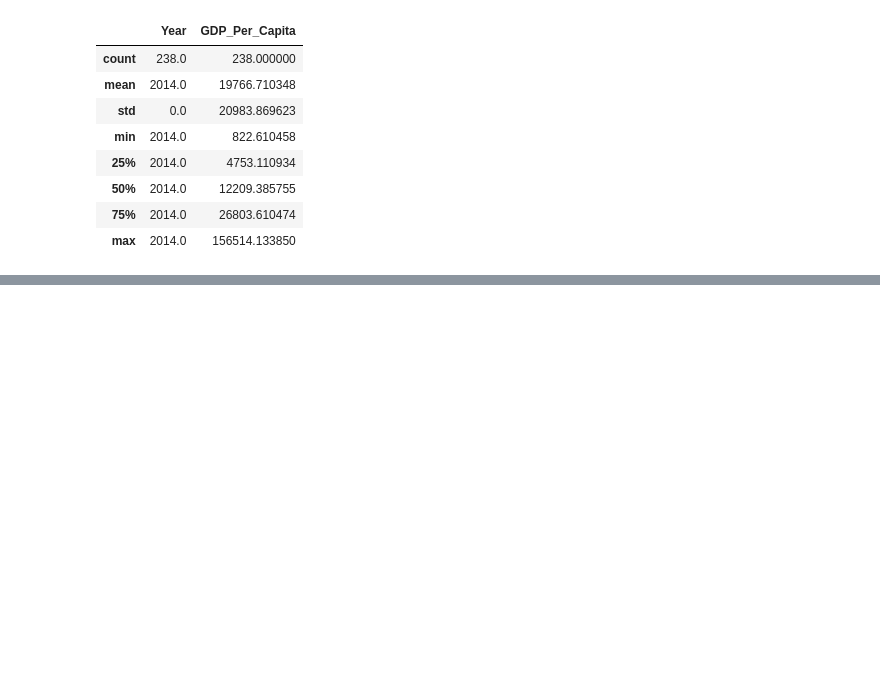
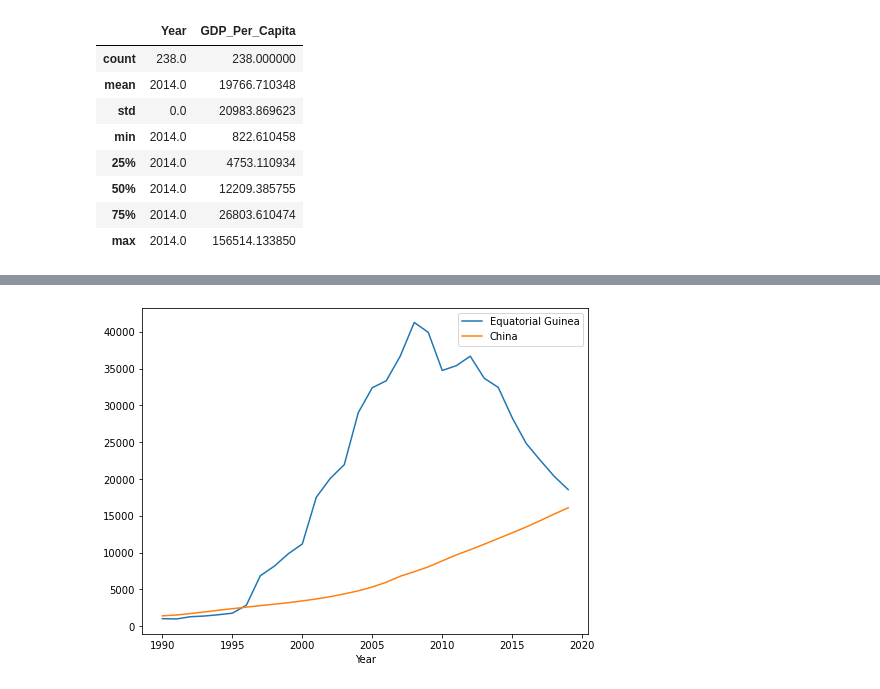
Before and after one commit to AlisonCG1/UN_practice_project, a Jupyter notebook: Notebooks/UN_DATA_EXPLORATION.ipynb, the cells around one changed output, grey strips where cells are left out. Drawn from its saved outputs; the diff is of its cells as text; code cells hidden in the pictures; blank space fills up the shorter version.

```diff
--- a/Notebooks/UN_DATA_EXPLORATION.ipynb
+++ b/Notebooks/UN_DATA_EXPLORATION.ipynb
@@ -124,0 +260,8 @@ gdp_2014.describe()
+# %%
+fig, ax = plt.subplots(figsize = (8, 6))
+gdp_df[gdp_df['Country'] == 'Equatorial Guinea'].plot(x='Year', y='GDP_Per_Capita', ax = ax)
+gdp_df[gdp_df['Country'] == 'China'].plot(x='Year', y='GDP_Per_Capita', ax = ax)
+ax.legend(labels=['Equatorial Guinea', 'China'])
+plt.show()
+# %% [output]
+[figure, added]
```
Also changed, not shown: parts of 10 cells of this notebook.
